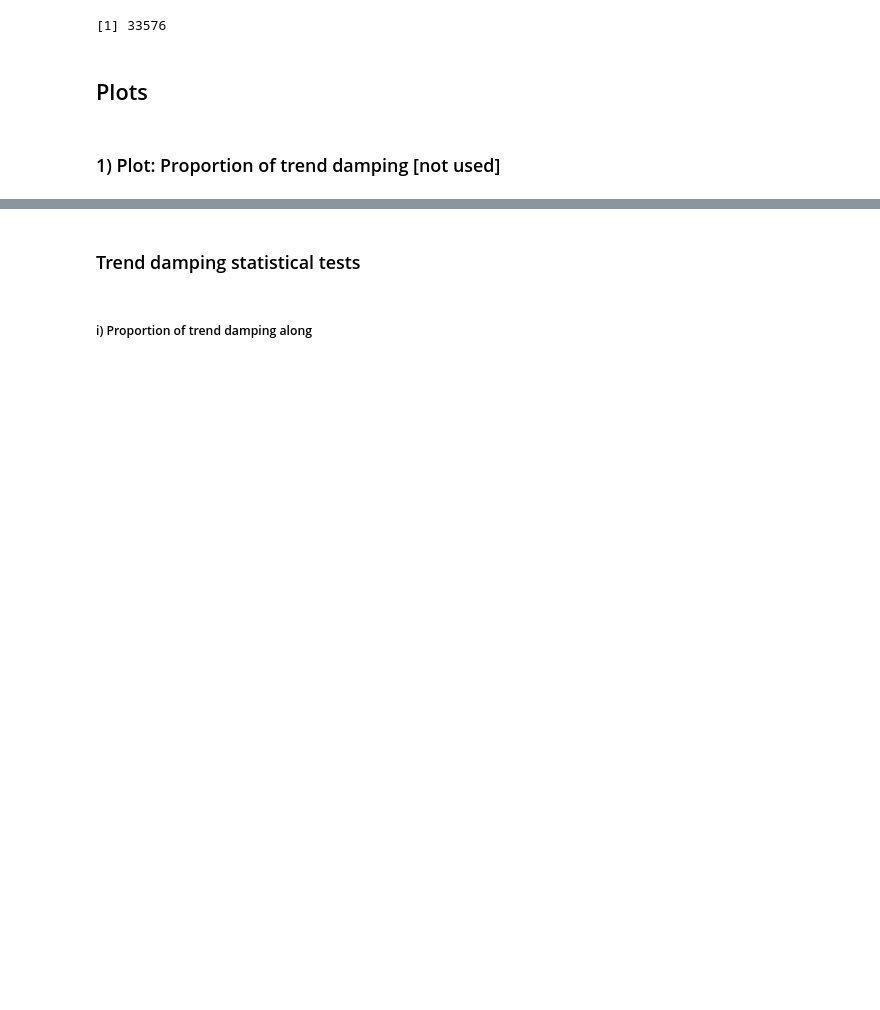
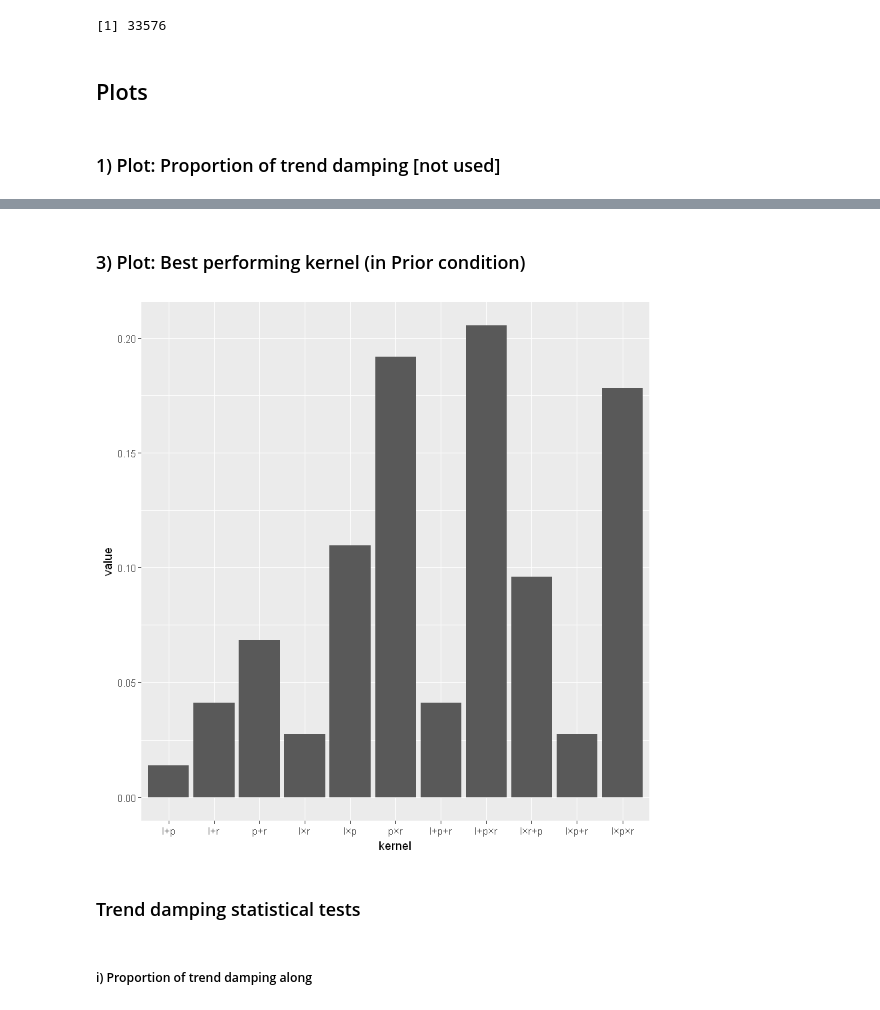
Before and after one commit to panchoqv/compforca, a Jupyter notebook: Data analysis/5- New grid plots (6x2 plots).ipynb, the cells around one changed output, grey strips where cells are left out. Saved outputs shown, nothing was run; the diff lists cells and outputs as text; code cells hidden in the pictures; blank space fills up the shorter version.

```diff
--- a/Data analysis/5- New grid plots (6x2 plots).ipynb
+++ b/Data analysis/5- New grid plots (6x2 plots).ipynb
@@ -84,7 +84,9 @@ get_range <- function(scenario_name) {
             'FB Friends' = c(0, 1000))
 }
 
-kernels  <- c("l", "p", "r", "l+p", "l+r", "p+r", "l*r", "l*p", "p*r", "l+r+p", "l+r*p", "l*r+p", "l*p+r", "l*r*p")
+kernels    <- c("l", "p", "r", "l+p", "l+r", "p+r", "l*r", "l*p", "p*r", "l+r+p", "l+r*p", "l*r+p", "l*p+r", "l*r*p")
+
+kernels_2  <- c("l", "p", "r", "l+p", "l+r", "p+r", "l×r", "l×p", "p×r", "l+p+r", "l+p×r", "l×r+p", "l×p+r", "l×p×r")
 # %% [markdown]
 # Plotting functions
 # %%
@@ -976,8 +1111,8 @@ to_merge_2 <- results_pred %>%
                     group_by(pid, scenario) %>% # PER PARTICIPANT AND SCENARIO
                     mutate(lml_prior = lml, error_posterior=error) %>%
 
-                    #mutate(best = kernel[which.max(lml_prior)]) %>% # <-- VERY IMPORTANT
-                    mutate(best = kernel[which.min(error_posterior)]) %>% # <-- VERY IMPORTANT
+                    mutate(best = kernel[which.max(lml_prior)]) %>% # <-- VERY IMPORTANT
+                    #mutate(best = kernel[which.min(error_posterior)]) %>% # <-- VERY IMPORTANT
 
                     select(pid, scenario, kernel, lml_prior, error_posterior, best)
 
@@ -1142,3 +1277,27 @@ if(TRUE){ #save_damped_proportion_pdf
+# %% [markdown]
+### 3) Plot: Best performing kernel (in Prior condition)
+# %%
+number_rows <- data_with_trend_ff %>%
+                    select(pid, kernel) %>%
+                    unique %>%
+                    nrow
+
+# Ordering the kernels
+data_with_trend_ff_ordered <- data_with_trend_ff
+data_with_trend_ff_ordered$kernel <- factor(data_with_trend_ff_ordered$kernel, levels = kernels_2)
+
+# Producing the proportions
+data_with_trend_ff_ordered %>%
+    select(pid, kernel) %>%
+    unique %>%
+    group_by(kernel) %>%
+    summarize(value = length(kernel) / number_rows) %>%
+
+# Making the plot
+    ggplot(aes(x=kernel, y=value)) +
+    geom_bar(stat='identity')
+# %% [output]
+[figure, added]
 # %% [markdown]
 ### Trend damping statistical tests
 # %% [markdown]
```
Also changed, not shown: parts of 16 cells of this notebook, 5 other files.
